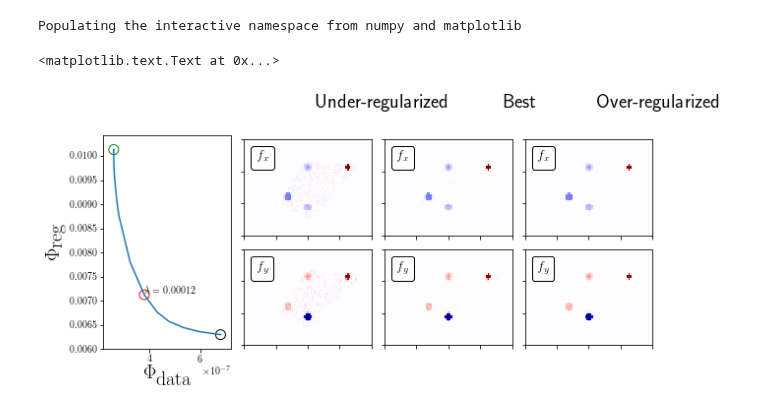
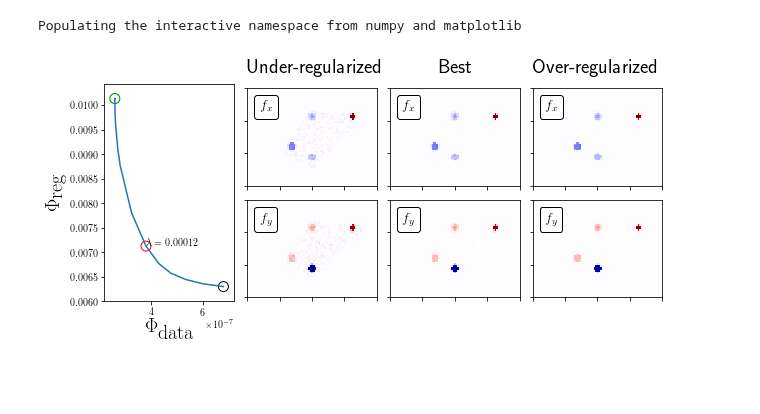
Before and after one commit to jcalifornia/tractionforce, a Jupyter notebook: paper/numerics/supplementfig.ipynb, the cells around one changed output. Drawn from its saved outputs; the diff is of its cells as text; code cells hidden in the pictures; blank space fills up the shorter version.

Commit message:
figures

```diff
--- a/paper/numerics/supplementfig.ipynb
+++ b/paper/numerics/supplementfig.ipynb
@@ -178,37 +178,36 @@ im+= [ax[-1].pcolormesh(over_s_vals_x,rasterized=True,
 im[-1].axes.set_aspect('equal')
 
 ax[-1].set_yticklabels([])
 ax[-1].set_xticklabels([])
 
 at = AnchoredText("${f}_{x}$",
               prop=dict(size=14), frameon=True,
               loc=2,
               )
 at.patch.set_boxstyle("round,pad=0.,rounding_size=0.2")
 ax[-1].add_artist(at)
 
 ax += [plt.Subplot(fig, gs_j[-1][1])]
 fig.add_subplot(ax[-1])
 im+= [ax[-1].pcolormesh(over_s_vals_y,rasterized=True,
                      cmap='seismic_r',vmax=maxval,vmin=-maxval)]
 im[-1].axes.set_aspect('equal')
 
 ax[-1].set_yticklabels([])
 ax[-1].set_xticklabels([])
 
 at = AnchoredText("${f}_{y}$",
               prop=dict(size=14), frameon=True,
               loc=2,
               )
 at.patch.set_boxstyle("round,pad=0.,rounding_size=0.2")
 ax[-1].add_artist(at)
 
-ax[1].text(45,80,r"Under-regularized",fontsize=20)
-ax[3].text(75,80,r"Best",fontsize=20)
-ax[5].text(45,80,r"Over-regularized",fontsize=20)
+ax[1].text(0,70,r"Under-regularized",fontsize=20)
+ax[3].text(30,70,r"Best",fontsize=20)
+ax[5].text(0,70,r"Over-regularized",fontsize=20)
 
-#plt.savefig("../figures/fig11.pdf",bbox_inches='tight',
-#               transparent=True)
+plt.savefig("../figures/figD1.pdf",bbox_inches='tight',
+               transparent=True)
 # %% [output]
-<matplotlib.text.Text at 0x...>
-[figure, old version]
+[figure, new version]
```
Also changed, not shown: 9 other files.
